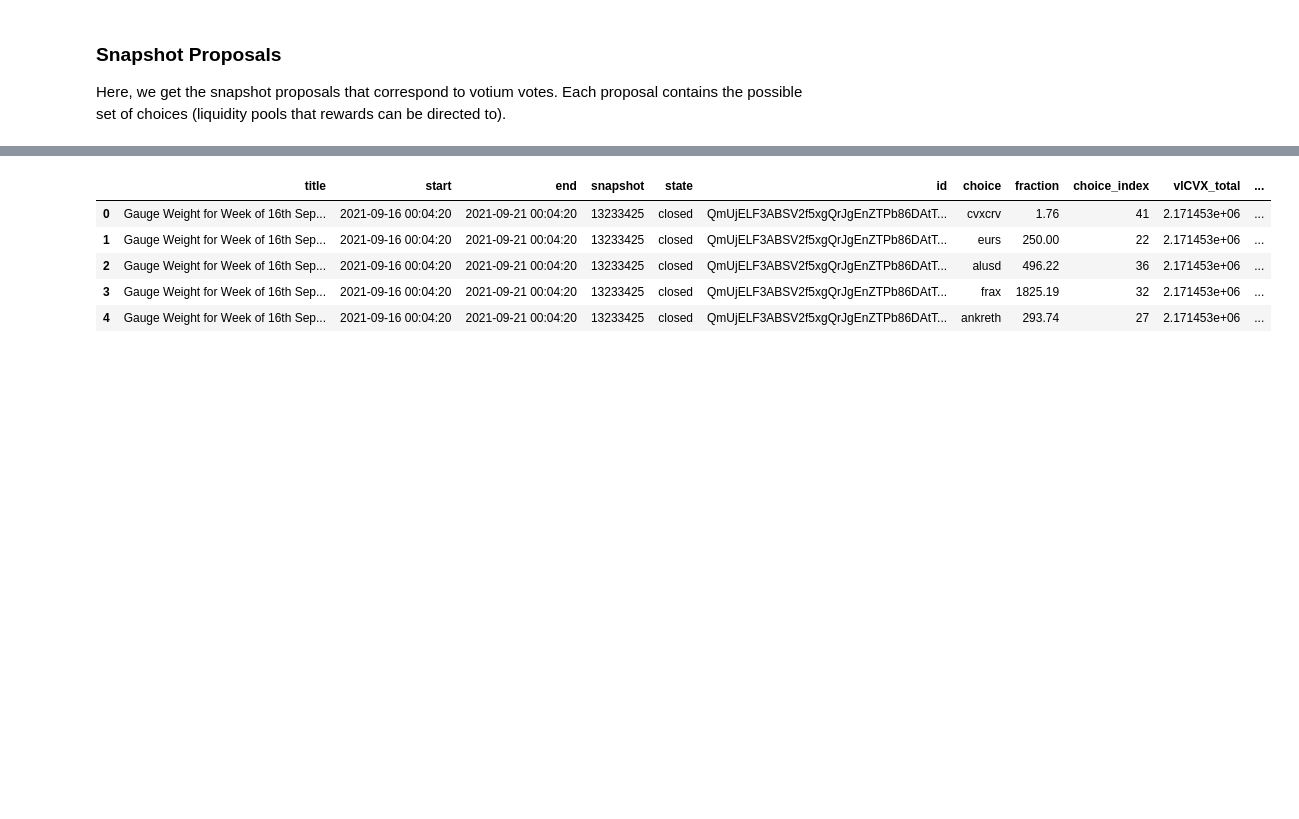
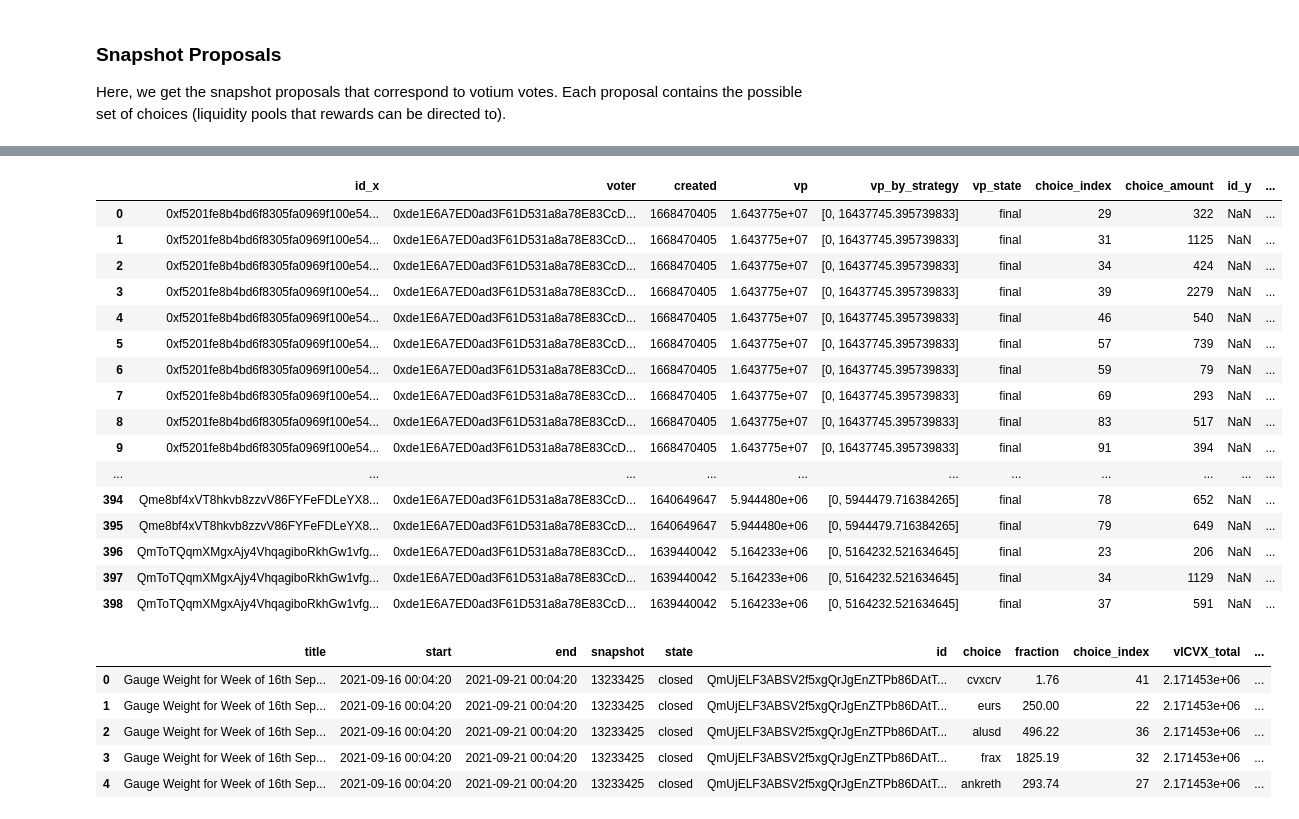
Before and after one commit to bam4564/flywheel, a Jupyter notebook: VotiumBribes.ipynb, the cells around one changed output, grey strips where cells are left out. Drawn from its saved outputs; the diff is of its cells as text; code cells hidden in the pictures; blank space fills up the shorter version.

```diff
--- a/VotiumBribes.ipynb
+++ b/VotiumBribes.ipynb
@@ -460,0 +468,2 @@ Querying votium snapshot proposal 31 / 31
+# %%
+df_proposals = get_snapshot_proposals()
@@ -460,0 +481,4 @@ Querying votium snapshot proposal 31 / 31
+# %%
+proposal_ids = df_proposals.proposal_id.unique().tolist()
+df_votes = get_proposal_votes(proposal_ids)
+assert len(df_votes.vote_id.unique()) == len(df_proposals) # Ensure that we get one votium vote for each existing voting round.
@@ -461,3 +603,25 @@ Querying votium snapshot proposal 31 / 31
+# %%
+df_snaps = df_votes.merge(df_proposals, how='left', right_on='id_keccak256', left_on='id', validate='m:1')
+
+ddf(df_snaps)
+# %% [output]
+|  | id_x | voter | created | vp | vp_by_strategy | vp_state | choice_index | choice_amount | id_y | ... |
+| 0 | 0xf5201fe8b4bd6f8305fa0969f100e54... | 0xde1E6A7ED0ad3F61D531a8a78E83CcD... | 1668470405 | 1.643775e+07 | [0, 16437745.395739833] | final | 29 | 322 | NaN | ... |
+| 1 | 0xf5201fe8b4bd6f8305fa0969f100e54... | 0xde1E6A7ED0ad3F61D531a8a78E83CcD... | 1668470405 | 1.643775e+07 | [0, 16437745.395739833] | final | 31 | 1125 | NaN | ... |
+| 2 | 0xf5201fe8b4bd6f8305fa0969f100e54... | 0xde1E6A7ED0ad3F61D531a8a78E83CcD... | 1668470405 | 1.643775e+07 | [0, 16437745.395739833] | final | 34 | 424 | NaN | ... |
+| 3 | 0xf5201fe8b4bd6f8305fa0969f100e54... | 0xde1E6A7ED0ad3F61D531a8a78E83CcD... | 1668470405 | 1.643775e+07 | [0, 16437745.395739833] | final | 39 | 2279 | NaN | ... |
+| 4 | 0xf5201fe8b4bd6f8305fa0969f100e54... | 0xde1E6A7ED0ad3F61D531a8a78E83CcD... | 1668470405 | 1.643775e+07 | [0, 16437745.395739833] | final | 46 | 540 | NaN | ... |
+| 5 | 0xf5201fe8b4bd6f8305fa0969f100e54... | 0xde1E6A7ED0ad3F61D531a8a78E83CcD... | 1668470405 | 1.643775e+07 | [0, 16437745.395739833] | final | 57 | 739 | NaN | ... |
+| 6 | 0xf5201fe8b4bd6f8305fa0969f100e54... | 0xde1E6A7ED0ad3F61D531a8a78E83CcD... | 1668470405 | 1.643775e+07 | [0, 16437745.395739833] | final | 59 | 79 | NaN | ... |
+| 7 | 0xf5201fe8b4bd6f8305fa0969f100e54... | 0xde1E6A7ED0ad3F61D531a8a78E83CcD... | 1668470405 | 1.643775e+07 | [0, 16437745.395739833] | final | 69 | 293 | NaN | ... |
+| 8 | 0xf5201fe8b4bd6f8305fa0969f100e54... | 0xde1E6A7ED0ad3F61D531a8a78E83CcD... | 1668470405 | 1.643775e+07 | [0, 16437745.395739833] | final | 83 | 517 | NaN | ... |
+| 9 | 0xf5201fe8b4bd6f8305fa0969f100e54... | 0xde1E6A7ED0ad3F61D531a8a78E83CcD... | 1668470405 | 1.643775e+07 | [0, 16437745.395739833] | final | 91 | 394 | NaN | ... |
+| ... | ... | ... | ... | ... | ... | ... | ... | ... | ... | ... |
+| 394 | Qme8bf4xVT8hkvb8zzvV86FYFeFDLeYX8... | 0xde1E6A7ED0ad3F61D531a8a78E83CcD... | 1640649647 | 5.944480e+06 | [0, 5944479.716384265] | final | 78 | 652 | NaN | ... |
+| 395 | Qme8bf4xVT8hkvb8zzvV86FYFeFDLeYX8... | 0xde1E6A7ED0ad3F61D531a8a78E83CcD... | 1640649647 | 5.944480e+06 | [0, 5944479.716384265] | final | 79 | 649 | NaN | ... |
+| 396 | QmToTQqmXMgxAjy4VhqagiboRkhGw1vfg... | 0xde1E6A7ED0ad3F61D531a8a78E83CcD... | 1639440042 | 5.164233e+06 | [0, 5164232.521634645] | final | 23 | 206 | NaN | ... |
+| 397 | QmToTQqmXMgxAjy4VhqagiboRkhGw1vfg... | 0xde1E6A7ED0ad3F61D531a8a78E83CcD... | 1639440042 | 5.164233e+06 | [0, 5164232.521634645] | final | 34 | 1129 | NaN | ... |
+| 398 | QmToTQqmXMgxAjy4VhqagiboRkhGw1vfg... | 0xde1E6A7ED0ad3F61D531a8a78E83CcD... | 1639440042 | 5.164233e+06 | [0, 5164232.521634645] | final | 37 | 591 | NaN | ... |
 # %%
 records = []
 for p in data_proposals:
```
Also changed, not shown: parts of 12 cells of this notebook.
